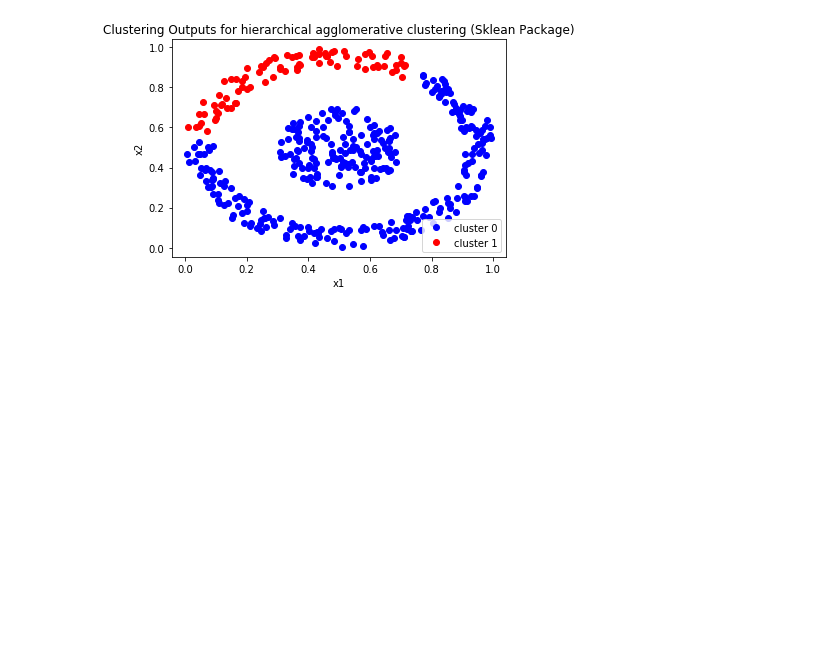
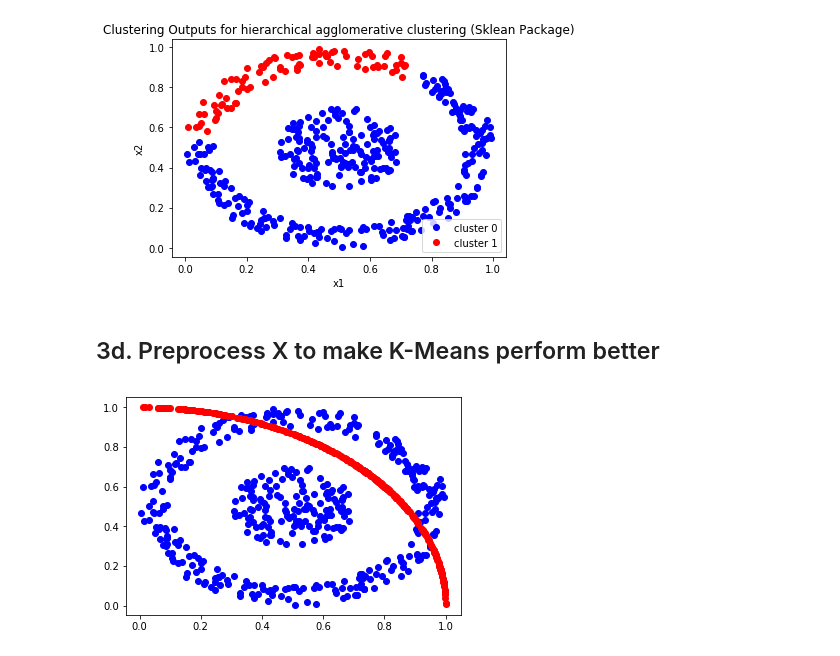
Before and after one commit to YilinGao/ML_assignments, a Jupyter notebook: hw6/hw6_code/q3.ipynb, the cells around one changed output. Drawn from its saved outputs; the diff is of its cells as text; code cells hidden in the pictures; blank space fills up the shorter version.

```diff
--- a/hw6/hw6_code/q3.ipynb
+++ b/hw6/hw6_code/q3.ipynb
@@ -184,3 +250,5 @@ plt.title('Clustering Outputs for hierarchical agglomerative clustering (Sklean
 plt.show()
 # %% [output]
 [figure]
+# %% [markdown]
+## 3d. Preprocess X to make K-Means perform better
@@ -186,0 +260,8 @@ plt.show()
+# %%
+X_new = normalize(X, axis=1)
+# %%
+plt.plot(X[:, 0], X[:, 1], 'bo')
+plt.plot(X_new[:, 0], X_new[:, 1], 'ro')
+plt.show()
+# %% [output]
+[figure, added]
```
Also changed, not shown: parts of 18 cells of this notebook, 4 other files.
